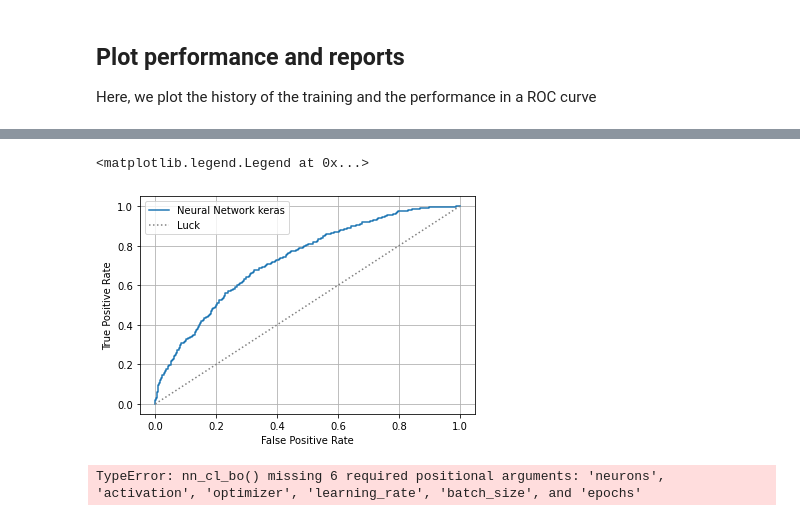
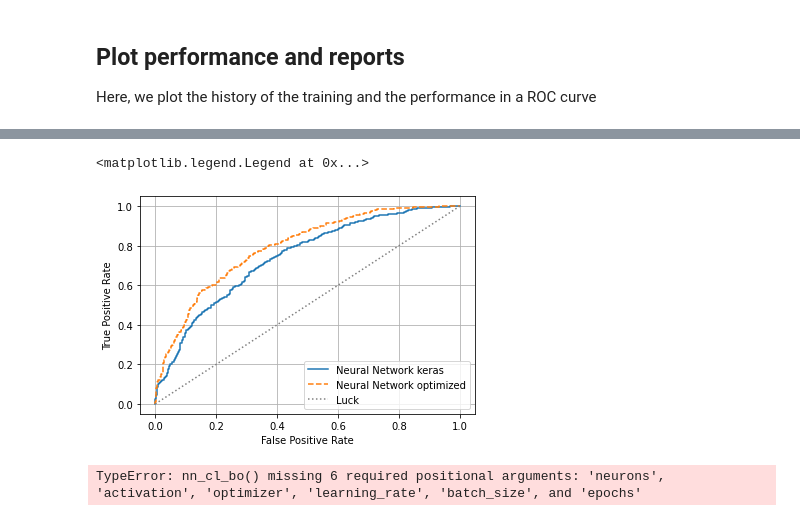
Before and after one commit to mghasemi19/TopFC, a Jupyter notebook: BDT_weight/NN_TopFC_main_bkg_analysis.ipynb, the cells around one changed output, grey strips where cells are left out. Saved outputs shown, nothing was run; the diff lists cells and outputs as text; code cells hidden in the pictures.

```diff
--- a/BDT_weight/NN_TopFC_main_bkg_analysis.ipynb
+++ b/BDT_weight/NN_TopFC_main_bkg_analysis.ipynb
@@ -481,0 +637,15 @@ plot_SoverB(df, SoverB_hist_dict)
+# %%
+# Train classifier
+import time
+start = time.time() # time at start of whole processing
+
+opt_history = opt_model.fit(X_train_val,
+                    Y_train_val,
+                    epochs=500,
+                    batch_size=64,
+                    verbose=1, # switch to 1 for more verbosity
+                    callbacks=[early_stopping, model_checkpoint],
+                    validation_data=(X_test,Y_test))
+
+elapsed = time.time() - start # time after whole processing
+print("Time taken: "+str(round(elapsed,1))+"s") # print total time taken to process every file
@@ -481,0 +670,26 @@ plot_SoverB(df, SoverB_hist_dict)
+# %%
+loss_accuracy_plotter(opt_history)
+
+opt_Y_pred_test = opt_model.predict(X_test)
+opt_Y_pred_test = opt_Y_pred_test.reshape(opt_Y_pred_test.shape[0])
+opt_Y_pred_train = opt_model.predict(X_train_val)
+opt_Y_pred_train = opt_Y_pred_train.reshape(opt_Y_pred_train.shape[0])
+opt_Y_pred_tot = opt_model.predict(scaler.transform(X)).round()
+opt_Y_pred_train = opt_Y_pred_train.reshape(opt_Y_pred_train.shape[0])
+
+# accuracy score
+print("Test acc score:", accuracy_score(Y_test.round(), opt_Y_pred_test.round()))
+print("Train acc score:", accuracy_score(Y_train_val.round(), opt_Y_pred_train.round()))
+print("\n\n")
+
+# classification report for the test and total sets
+print("Classification report for the test set")
+print(classification_report(Y_test.round(), opt_Y_pred_test.round(), target_names=['background', 'signal']))
+print("Classification report for the total set")
+print(classification_report(Y.round(), opt_Y_pred_tot.round(), target_names=['background', 'signal']))
+
+fpr_nn_opt, tpr_nn_opt, thresholds_nn_opt = roc_curve(Y_test, opt_Y_pred_test) # get FPRs, TPRs and thresholds for neural network
+
+df_all['dense_NN_opt'] = model.predict(scaler.transform(X)).round() # add prediction to array
+#df_all['dense_NN'] = model.predict_proba(X)[:, 1]
+#print (df_all.iloc[:5])
@@ -482,13 +745,15 @@ plot_SoverB(df, SoverB_hist_dict)
 # %%
+# plot ROC curve
 plt.plot(fpr_nn, tpr_nn, label='Neural Network keras') # plot random forest ROC
+plt.plot(fpr_nn_opt, tpr_nn_opt, linestyle='dashed', label='Neural Network optimized') # plot neural network ROC
 plt.plot([0, 1], [0, 1], linestyle='dotted', color='grey', label='Luck') # plot diagonal line to indicate luck
 plt.xlabel('False Positive Rate') # x-axis label
 plt.ylabel('True Positive Rate') # y-axis label
 plt.grid() # add a grid to the plot
 plt.legend() # add a legend
 # %% [output]
 <matplotlib.legend.Legend at 0x...>
-[figure, old version]
+[figure, new version]
 # %%
 # Import packages
 import numpy as np
```
Also changed, not shown: parts of 16 cells of this notebook, 2 other files.
